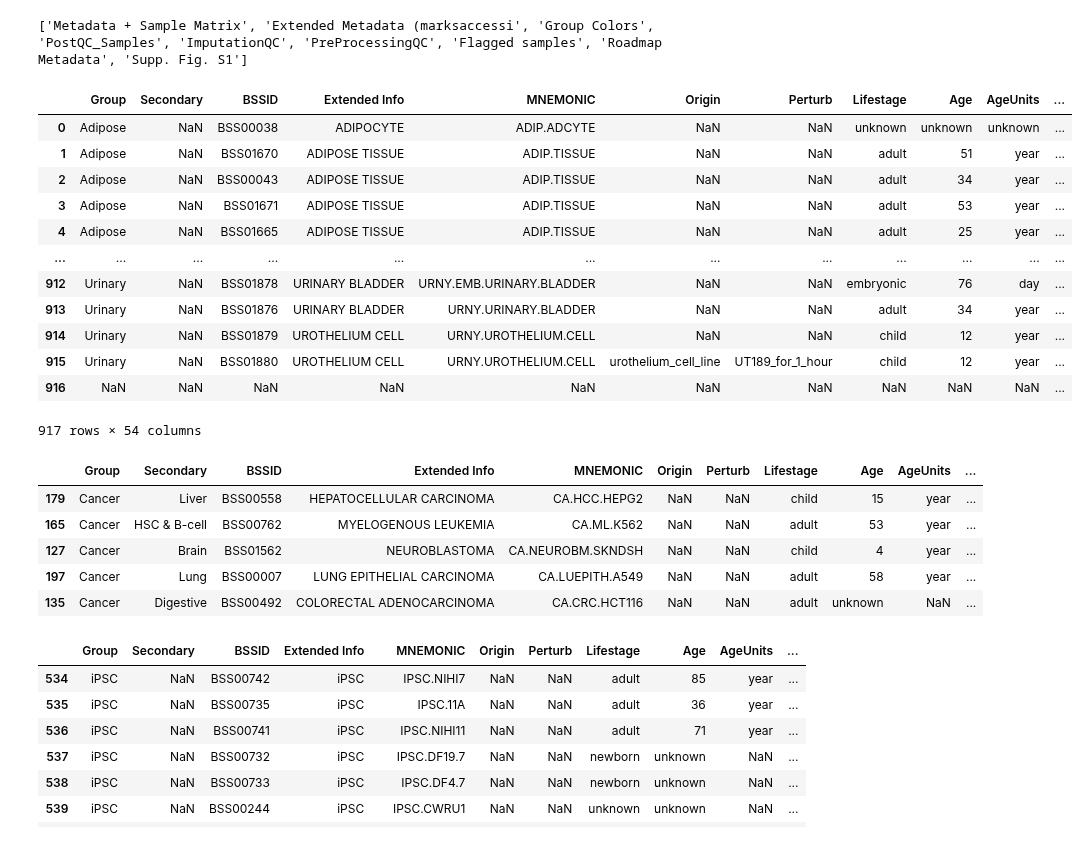
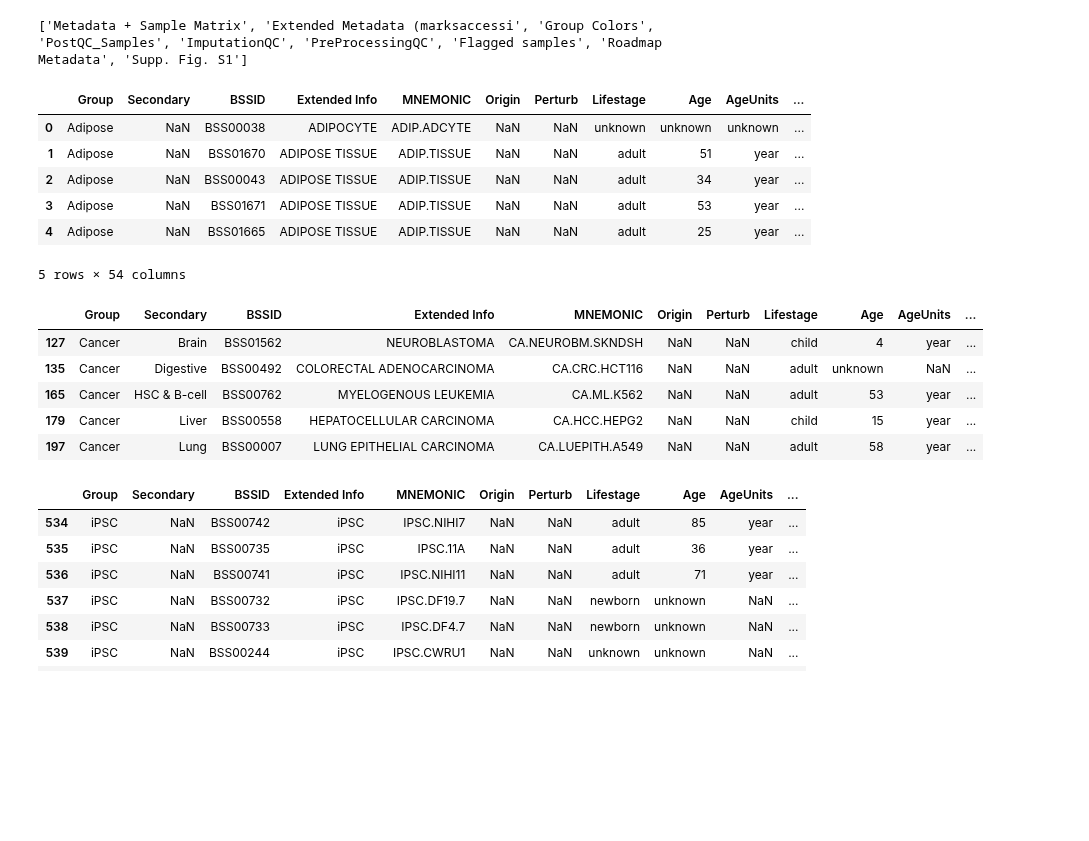
Before and after one commit to maplecai/EpiCast, a Jupyter notebook: process_data/EpiMap.ipynb, the cells around one changed output. Cells and saved outputs as stored; diff of their text form; code cells hidden in the pictures; blank space fills up the shorter version.

Commit message:
split train cell types and valid cell types

```diff
--- a/process_data/EpiMap.ipynb
+++ b/process_data/EpiMap.ipynb
@@ -10,21 +10,15 @@ print(excel_file.sheet_names)
 ['Metadata + Sample Matrix', 'Extended Metadata (marksaccessi', 'Group Colors', 'PostQC_Samples', 'ImputationQC', 'PreProcessingQC', 'Flagged samples', 'Roadmap Metadata', 'Supp. Fig. S1']
 # %%
 df1 = pd.read_excel('../../data/EpiMap/Imputation_Metadata.xlsx', sheet_name='Metadata + Sample Matrix')
-df1
+df1.head()
 # %% [output]
 |  | Group | Secondary | BSSID | Extended Info | MNEMONIC | Origin | Perturb | Lifestage | Age | AgeUnits | ... |
 | 0 | Adipose | NaN | BSS00038 | ADIPOCYTE | ADIP.ADCYTE | NaN | NaN | unknown | unknown | unknown | ... |
 | 1 | Adipose | NaN | BSS01670 | ADIPOSE TISSUE | ADIP.TISSUE | NaN | NaN | adult | 51 | year | ... |
 | 2 | Adipose | NaN | BSS00043 | ADIPOSE TISSUE | ADIP.TISSUE | NaN | NaN | adult | 34 | year | ... |
 | 3 | Adipose | NaN | BSS01671 | ADIPOSE TISSUE | ADIP.TISSUE | NaN | NaN | adult | 53 | year | ... |
 | 4 | Adipose | NaN | BSS01665 | ADIPOSE TISSUE | ADIP.TISSUE | NaN | NaN | adult | 25 | year | ... |
-| ... | ... | ... | ... | ... | ... | ... | ... | ... | ... | ... | ... |
-| 912 | Urinary | NaN | BSS01878 | URINARY BLADDER | URNY.EMB.URINARY.BLADDER | NaN | NaN | embryonic | 76 | day | ... |
-| 913 | Urinary | NaN | BSS01876 | URINARY BLADDER | URNY.URINARY.BLADDER | NaN | NaN | adult | 34 | year | ... |
-| 914 | Urinary | NaN | BSS01879 | UROTHELIUM CELL | URNY.UROTHELIUM.CELL | NaN | NaN | child | 12 | year | ... |
-| 915 | Urinary | NaN | BSS01880 | UROTHELIUM CELL | URNY.UROTHELIUM.CELL | urothelium_cell_line | UT189_for_1_hour | child | 12 | year | ... |
-| 916 | NaN | NaN | NaN | NaN | NaN | NaN | NaN | NaN | NaN | NaN | ... |
-917 rows × 54 columns
+5 rows × 54 columns
 # %%
 # df2 = pd.read_excel('../../data/EpiMap/Imputation_Metadata.xlsx', sheet_name='Extended Metadata (marksaccessi')
 # df2
@@ -32,21 +26,23 @@ df1
 cell_types = ['HepG2', 'K562', 'SK-N-SH', 'A549', 'HCT116', 'WTC11']
 df1['SampleName'] = df1['SampleName'].astype(str)
 
-matched_indices = []
-for cell_type in cell_types:
-    matched_indice = [i for i in range(len(df1)) if (df1['SampleName'][i].find(cell_type)!= -1) and (pd.isna(df1['Perturb'][i]) == True)]
-    matched_indices.append(matched_indice)
+matched_indice = df1['SampleName'].apply(lambda x: any(cell_type in x for cell_type in cell_types)) & df1['Perturb'].isna()
 
-matched_indices = np.concatenate(matched_indices)
-pd.set_option('display.max_columns', None)
-df1.iloc[matched_indices]
+# matched_indices = []
+# for cell_type in cell_types:
+#     matched_indice = [i for i in range(len(df1)) if (cell_type in df1['SampleName'][i]) and (pd.isna(df1['Perturb'][i]) == True)]
+#     matched_indices.append(matched_indice)
+# matched_indices = np.concatenate(matched_indices)
+pd.set_option('display.max_columns', None)  # 显示所有列
+pd.set_option('display.expand_frame_repr', False)  # 禁止换行
+df1[matched_indice]
 # %% [output]
 |  | Group | Secondary | BSSID | Extended Info | MNEMONIC | Origin | Perturb | Lifestage | Age | AgeUnits | ... |
+| 127 | Cancer | Brain | BSS01562 | NEUROBLASTOMA | CA.NEUROBM.SKNDSH | NaN | NaN | child | 4 | year | ... |
+| 135 | Cancer | Digestive | BSS00492 | COLORECTAL ADENOCARCINOMA | CA.CRC.HCT116 | NaN | NaN | adult | unknown | NaN | ... |
+| 165 | Cancer | HSC & B-cell | BSS00762 | MYELOGENOUS LEUKEMIA | CA.ML.K562 | NaN | NaN | adult | 53 | year | ... |
 | 179 | Cancer | Liver | BSS00558 | HEPATOCELLULAR CARCINOMA | CA.HCC.HEPG2 | NaN | NaN | child | 15 | year | ... |
-| 165 | Cancer | HSC & B-cell | BSS00762 | MYELOGENOUS LEUKEMIA | CA.ML.K562 | NaN | NaN | adult | 53 | year | ... |
-| 127 | Cancer | Brain | BSS01562 | NEUROBLASTOMA | CA.NEUROBM.SKNDSH | NaN | NaN | child | 4 | year | ... |
 | 197 | Cancer | Lung | BSS00007 | LUNG EPITHELIAL CARCINOMA | CA.LUEPITH.A549 | NaN | NaN | adult | 58 | year | ... |
-| 135 | Cancer | Digestive | BSS00492 | COLORECTAL ADENOCARCINOMA | CA.CRC.HCT116 | NaN | NaN | adult | unknown | NaN | ... |
 # %%
 df1[df1['Group'] == 'iPSC']
 # %% [output]
```
Also changed, not shown: parts of 5 cells of this notebook, 3 other files.
